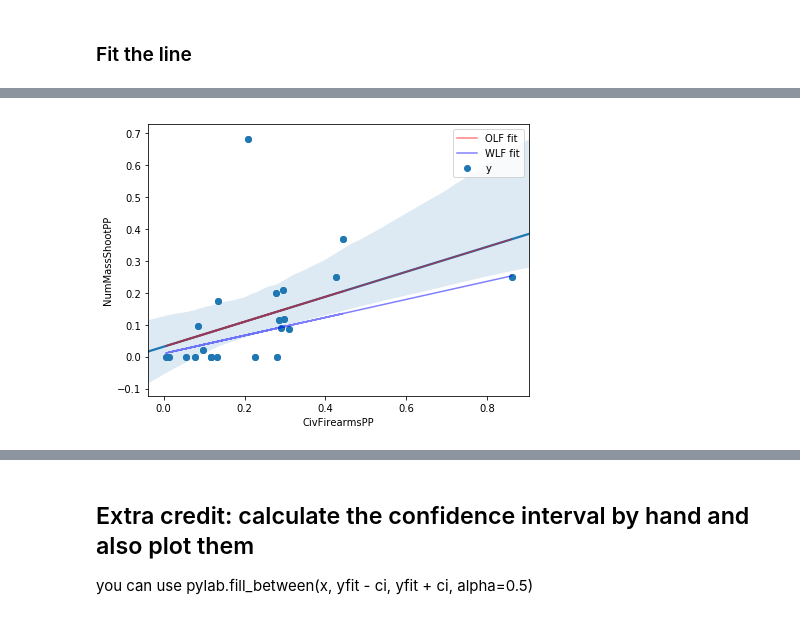
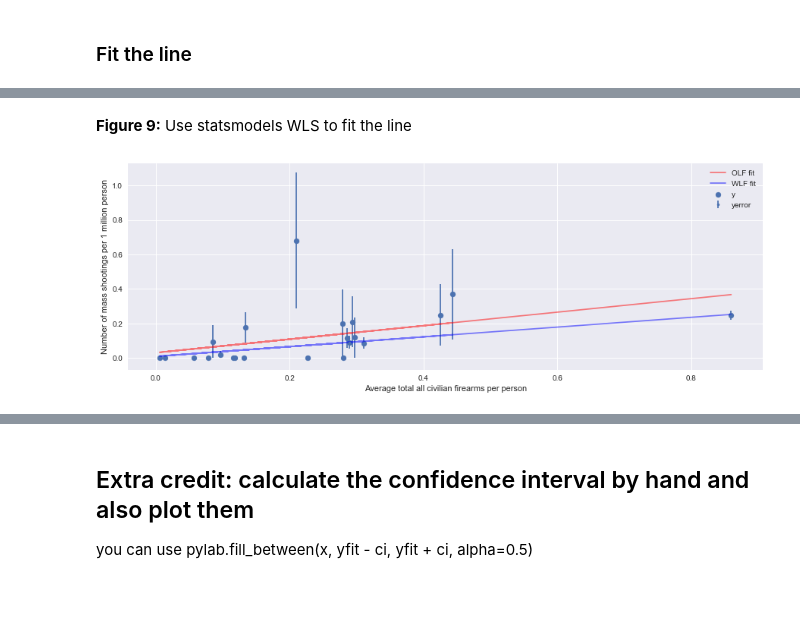
Before and after one commit to Ruibreeze/PUI2017_yw3447, a Jupyter notebook: HW5_yw3447/HW5_3_yw3447.ipynb, the cells around one changed output, grey strips where cells are left out. Saved outputs shown, nothing was run; the diff lists cells and outputs as text; code cells hidden in the pictures.

```diff
--- a/HW5_yw3447/HW5_3_yw3447.ipynb
+++ b/HW5_yw3447/HW5_3_yw3447.ipynb
@@ -41,6 +41,7 @@ import os
 
 #plus importing scipy.stats
 import scipy.stats
+pl.style.use('seaborn')
 # %% [output]
 Populating the interactive namespace from numpy and matplotlib
 # %%
@@ -495,12 +538,17 @@ WLS Regression Results
+# %% [markdown]
+**Figure 9:** Use statsmodels WLS to fit the line
 # %%
 fig = pl.figure(figsize=(15,5))
-ax = fig.add_subplot(121)
-sns.regplot(x="CivFirearmsPP", y="NumMassShootPP", data=df_)
+ax = fig.add_subplot(111)
+#sns.regplot(x="CivFirearmsPP", y="NumMassShootPP", data=df_)
 ax.scatter(df_['CivFirearmsPP'], df_['NumMassShootPP'], label = "y")
 ax.plot(df_['CivFirearmsPP'], lm1.predict(), 'r', alpha=0.5, label='OLF fit')
 ax.plot(df_['CivFirearmsPP'], lm2.predict(), 'b', alpha=0.5, label='WLF fit')
+ax.set_ylabel("Number of mass shootings per 1 million person")
+ax.set_xlabel("Average total all civilian firearms per person")
+ax.errorbar(df_['CivFirearmsPP'], df_['NumMassShootPP'], yerr = np.sqrt(df_['Number of mass shootings']) / df_['pop'] * 1e6, fmt = '.', label='yerror')
 
 ax.legend()
 pl.show()
 # %% [output]
-[figure, old version]
+[figure, new version]
```
Also changed, not shown: parts of 23 cells of this notebook.
